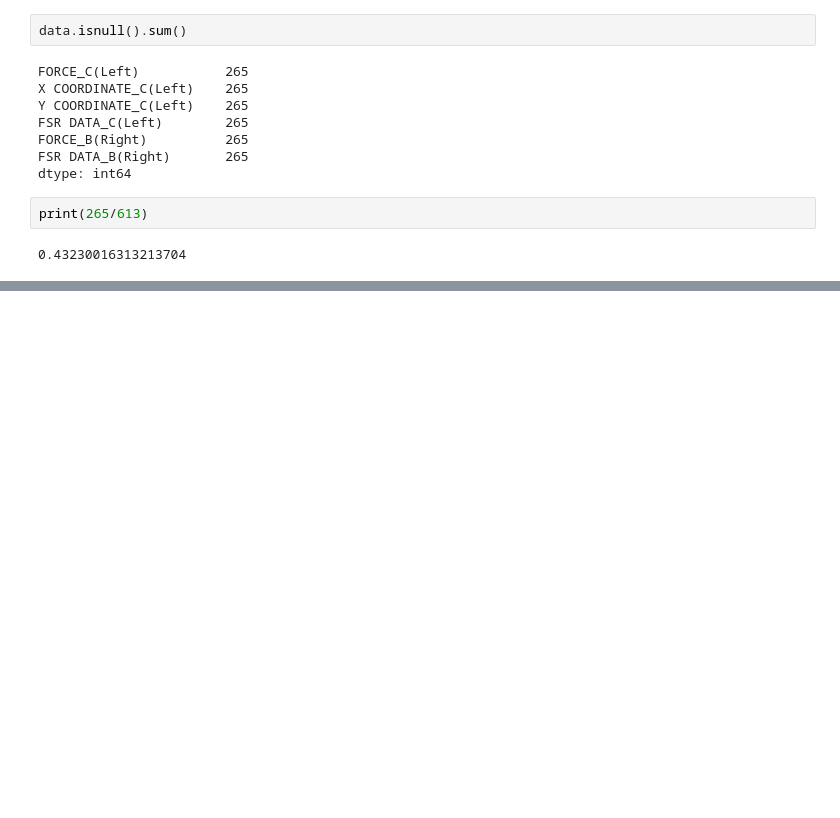
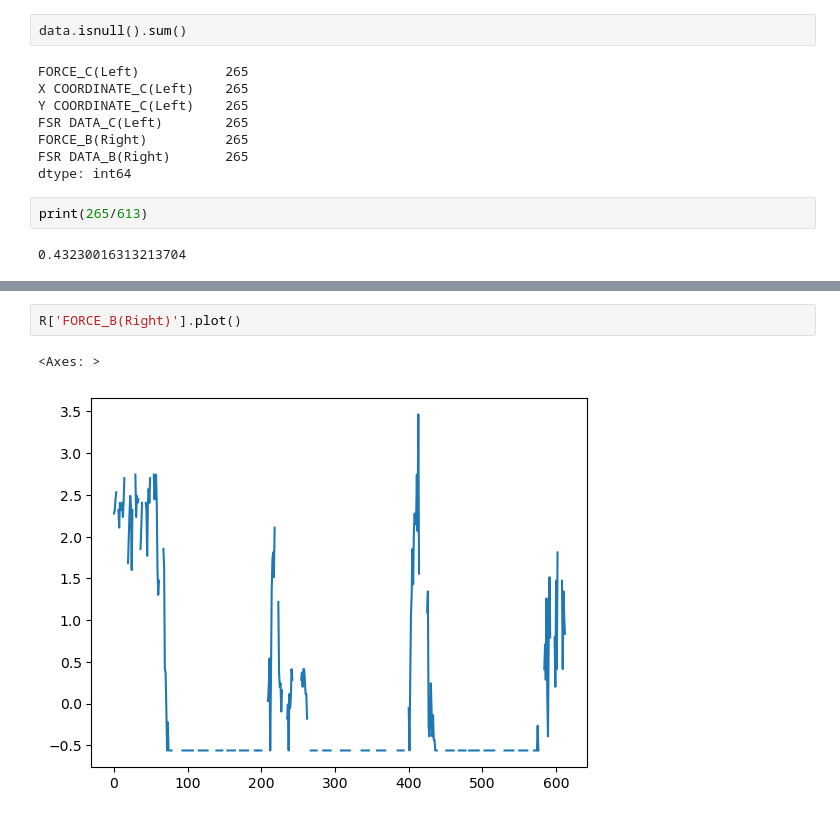
Before and after one commit to withmochaa/mocha, a Jupyter notebook: jupyter/TEED/October/week5/R_to_L_LSTM.ipynb, the cells around one changed output, grey strips where cells are left out. Drawn from its saved outputs; the diff is of its cells as text; blank space fills up the shorter version.

```diff
--- a/jupyter/TEED/October/week5/R_to_L_LSTM.ipynb
+++ b/jupyter/TEED/October/week5/R_to_L_LSTM.ipynb
@@ -41,0 +79,5 @@ KeyError: 'index'
+# %%
+R['FORCE_B(Right)'].plot()
+# %% [output]
+<Axes: >
+[figure, added]
```
Also changed, not shown: parts of 23 cells of this notebook, 1 other file.
